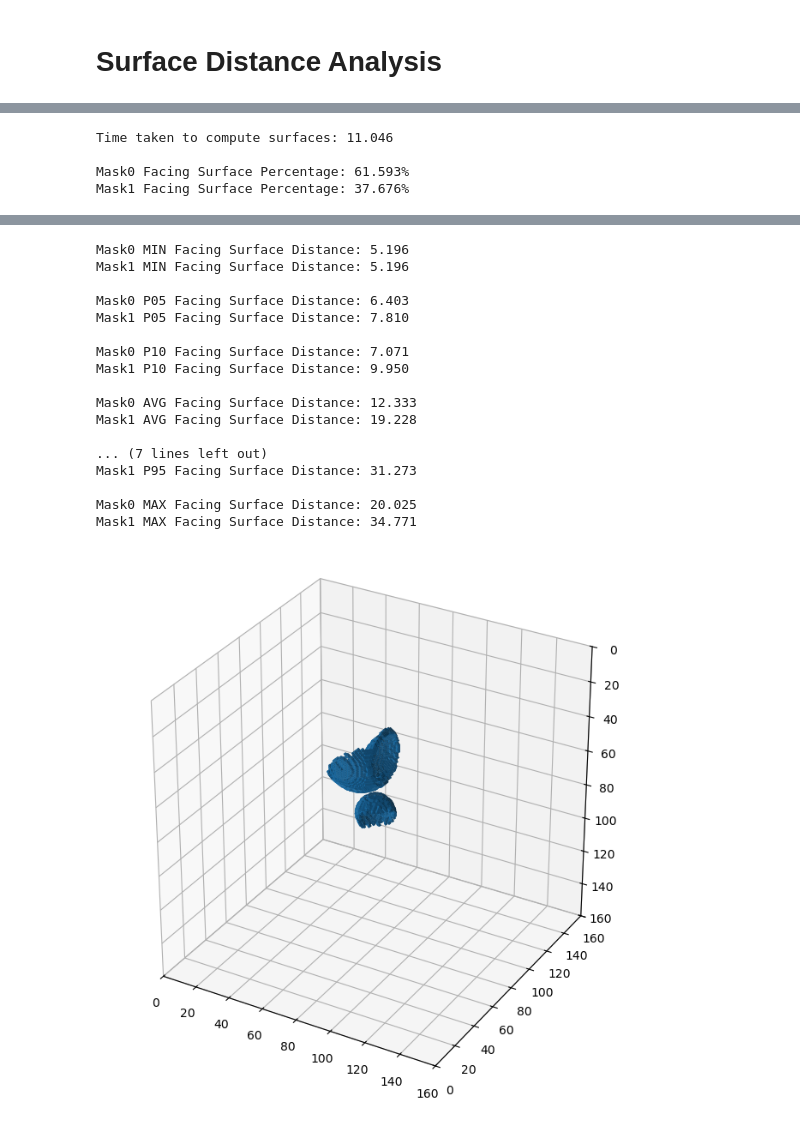
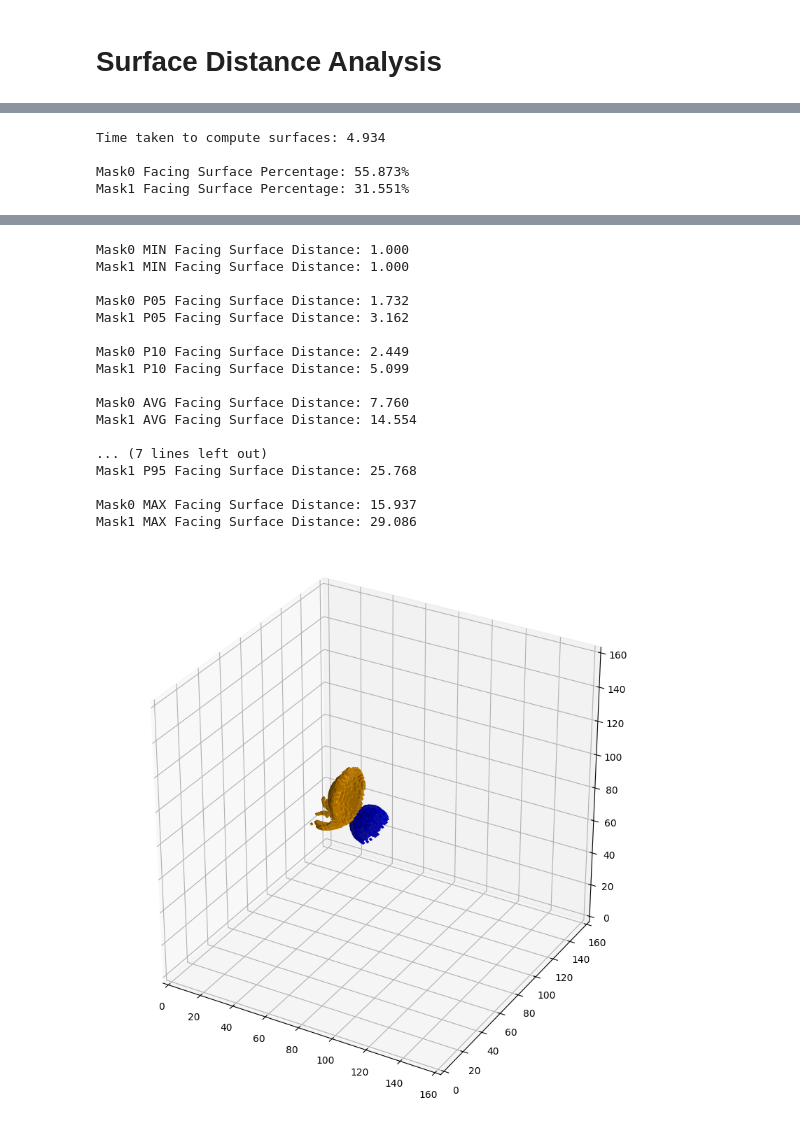
Before and after one commit to lochungtin/UVSMetrics, a Jupyter notebook: example_simple.ipynb, the cells around one changed output, grey strips where cells are left out. Cells and saved outputs as stored; diff of their text form; code cells hidden in the pictures.

Commit message:
fix facing surface algorithm

```diff
--- a/example_simple.ipynb
+++ b/example_simple.ipynb
@@ -40,8 +62,12 @@ def create_concave_sphere(radius, center, dentOffset, dentRadius, size=DIM):
     return (dist <= radius**2) & ~(dent <= dentRadius**2)
 
 
-m0 = create_concave_sphere(10, (80, 80, 80), (6, 3, -10), 8)
+m0 = create_concave_sphere(10, (80, 70, 80), (6, 3, -10), 8)
 m1 = create_concave_sphere(20, (60, 60, 100), (20, 0, 0), 15)
 
-show3D(m0 | m1)
+display = np.zeros((DIM, DIM, DIM))
+display += (m1.astype(int) * 2)
+display += (m0.astype(int))
+
+show3D(display)
 # %% [output]
@@ -139,12 +165,14 @@ t0 = perf_counter()
 m0_fs, m1_fs = M.getFacingSurfaces(m0, m1)
 print(f"Time taken to compute surfaces: {(perf_counter() - t0):.3f}\n")
 
-m0_fsp, m1_fsp = M.getFacingSurfacePercentage(m0, m1, facingS=m0_fs, facingT=m1_fs)
+m0_fsp = M.getFacingSurfacePercentage(m0, m0_fs)
+m1_fsp = M.getFacingSurfacePercentage(m1, m1_fs)
 
 print(f"Mask0 Facing Surface Percentage: {(m0_fsp * 100):.3f}%")
 print(f"Mask1 Facing Surface Percentage: {(m1_fsp * 100):.3f}%\n")
 
-m0_fsd, m1_fsd = M.getFacingSurfaceDistance(m0, m1, m0_dmap, m1_dmap, facingS=m0_fs, facingT=m1_fs)
+m0_fsd = M.getFacingSurfaceDistance(m1_dmap, m0_fs)
+m1_fsd = M.getFacingSurfaceDistance(m0_dmap, m1_fs)
 
 m0_fsd_analysis, lbl = M.seriesAnalysis(m0_fsd, labels=True)
 m1_fsd_analysis = M.seriesAnalysis(m1_fsd)
@@ -170,9 +198,13 @@ for m0V, m1V, l in zip(m0_fsd_analysis, m1_fsd_analysis, lbl):
     print(f"Mask0 {l} Facing Surface Distance: {m0V:.3f}")
     print(f"Mask1 {l} Facing Surface Distance: {m1V:.3f}\n")
 
-show3D(m0_fs | m1_fs)
+display = np.zeros((DIM, DIM, DIM))
+display += (m1_fs.astype(int) * 2)
+display += (m0_fs.astype(int))
+
+show3D(display)
 # %% [output]
-Time taken to compute surfaces: 11.046
+Time taken to compute surfaces: 4.934
 
-Mask0 Facing Surface Percentage: 61.593%
-Mask1 Facing Surface Percentage: 37.676%
+Mask0 Facing Surface Percentage: 55.873%
+Mask1 Facing Surface Percentage: 31.551%
@@ -181,18 +213,18 @@ Mask1 Facing Surface Percentage: 37.676%
-Mask0 MIN Facing Surface Distance: 5.196
-Mask1 MIN Facing Surface Distance: 5.196
+Mask0 MIN Facing Surface Distance: 1.000
+Mask1 MIN Facing Surface Distance: 1.000
 
-Mask0 P05 Facing Surface Distance: 6.403
-Mask1 P05 Facing Surface Distance: 7.810
+Mask0 P05 Facing Surface Distance: 1.732
+Mask1 P05 Facing Surface Distance: 3.162
 
-Mask0 P10 Facing Surface Distance: 7.071
-Mask1 P10 Facing Surface Distance: 9.950
+Mask0 P10 Facing Surface Distance: 2.449
+Mask1 P10 Facing Surface Distance: 5.099
 
-Mask0 AVG Facing Surface Distance: 12.333
-Mask1 AVG Facing Surface Distance: 19.228
+Mask0 AVG Facing Surface Distance: 7.760
+Mask1 AVG Facing Surface Distance: 14.554
 
 ... (7 lines left out)
-Mask1 P95 Facing Surface Distance: 31.273
+Mask1 P95 Facing Surface Distance: 25.768
 
-Mask0 MAX Facing Surface Distance: 20.025
-Mask1 MAX Facing Surface Distance: 34.771
+Mask0 MAX Facing Surface Distance: 15.937
+Mask1 MAX Facing Surface Distance: 29.086
-[figure, old version]
+[figure, new version]
```
Also changed, not shown: parts of 7 cells of this notebook, 2 other files.
